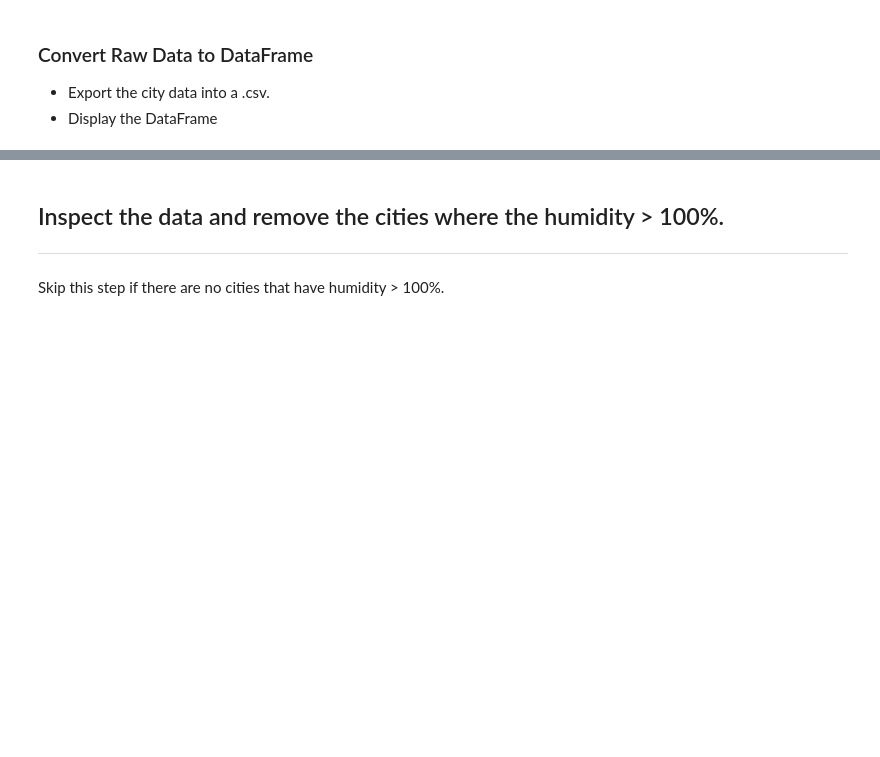
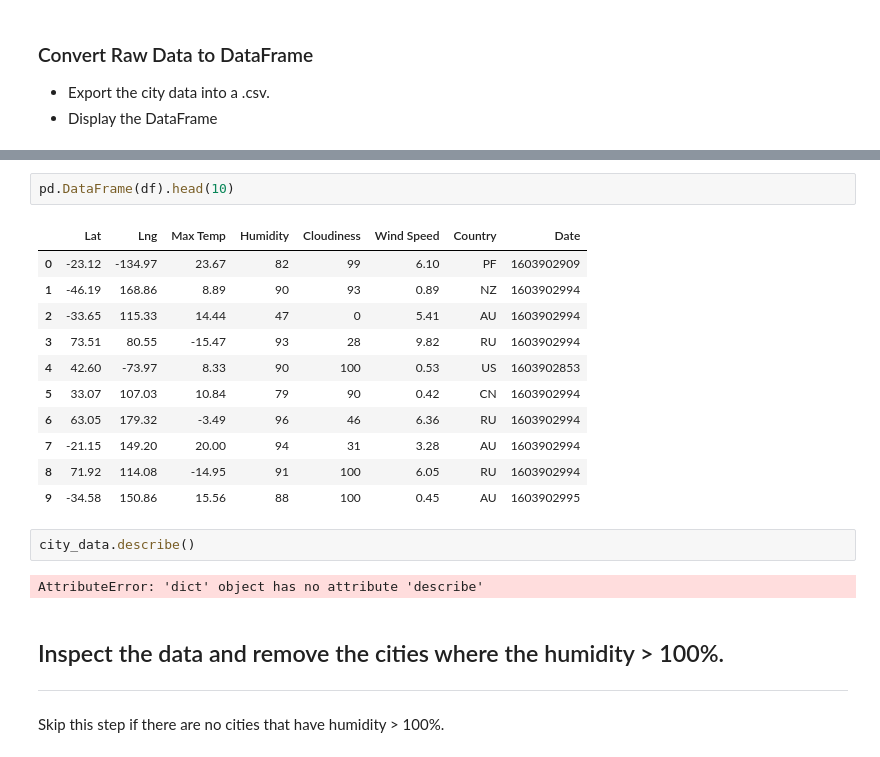
Before and after one commit to khbader101/python_api_challenge, a Jupyter notebook: weatherpy/WeatherPy.ipynb, the cells around one changed output, grey strips where cells are left out. Saved outputs shown, nothing was run; the diff lists cells and outputs as text; blank space fills up the shorter version.

```diff
--- a/weatherpy/WeatherPy.ipynb
+++ b/weatherpy/WeatherPy.ipynb
@@ -175,3 +187,21 @@ Processing record 31 of set 8 | moindou
+# %%
+pd.DataFrame(df).head(10)
+# %% [output]
+|  | Lat | Lng | Max Temp | Humidity | Cloudiness | Wind Speed | Country | Date |
+| 0 | -23.12 | -134.97 | 23.67 | 82 | 99 | 6.10 | PF | 1603902909 |
+| 1 | -46.19 | 168.86 | 8.89 | 90 | 93 | 0.89 | NZ | 1603902994 |
+| 2 | -33.65 | 115.33 | 14.44 | 47 | 0 | 5.41 | AU | 1603902994 |
+| 3 | 73.51 | 80.55 | -15.47 | 93 | 28 | 9.82 | RU | 1603902994 |
+| 4 | 42.60 | -73.97 | 8.33 | 90 | 100 | 0.53 | US | 1603902853 |
+| 5 | 33.07 | 107.03 | 10.84 | 79 | 90 | 0.42 | CN | 1603902994 |
+| 6 | 63.05 | 179.32 | -3.49 | 96 | 46 | 6.36 | RU | 1603902994 |
+| 7 | -21.15 | 149.20 | 20.00 | 94 | 31 | 3.28 | AU | 1603902994 |
+| 8 | 71.92 | 114.08 | -14.95 | 91 | 100 | 6.05 | RU | 1603902994 |
+| 9 | -34.58 | 150.86 | 15.56 | 88 | 100 | 0.45 | AU | 1603902995 |
+# %%
+city_data.describe()
+# %% [output]
+AttributeError: 'dict' object has no attribute 'describe'
 # %% [markdown]
 ## Inspect the data and remove the cities where the humidity > 100%.
 ----
```
Also changed, not shown: parts of 11 cells of this notebook, 2 other files.
